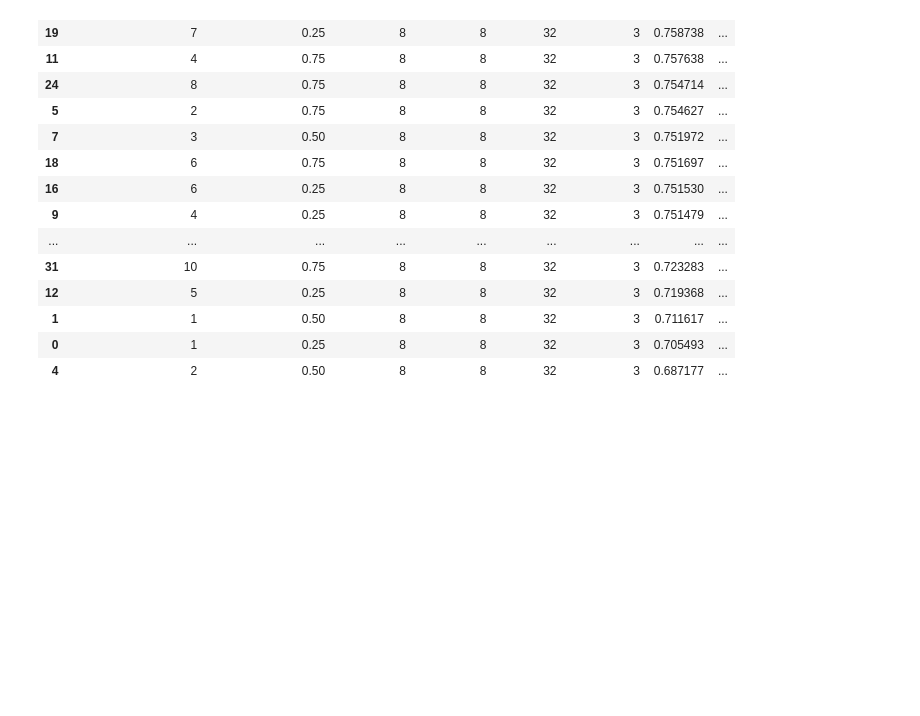
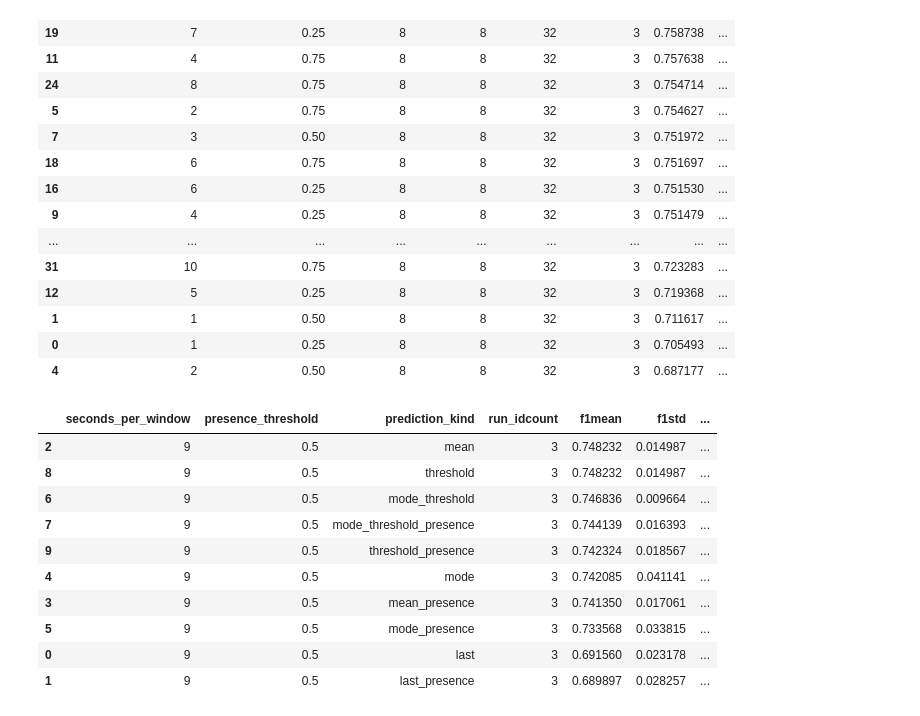
Before and after one commit to cosmaadrian/multimodal-depression-from-video, a Jupyter notebook: notebooks/evaluation.ipynb, the cells around one changed output. Saved outputs shown, nothing was run; the diff lists cells and outputs as text; code cells hidden in the pictures; blank space fills up the shorter version.

```diff
--- a/notebooks/evaluation.ipynb
+++ b/notebooks/evaluation.ipynb
@@ -267,3 +267,22 @@ grouped_mode.sort_values(by=['f1mean'], ascending=False)
 | 1 | 1 | 0.50 | 8 | 8 | 32 | 3 | 0.711617 | ... |
 | 0 | 1 | 0.25 | 8 | 8 | 32 | 3 | 0.705493 | ... |
 | 4 | 2 | 0.50 | 8 | 8 | 32 | 3 | 0.687177 | ... |
+# %%
+csv_preds_files = glob.glob('../results/temporal-dvlog-baseline-ablation-modalities-final/temporal-evaluator:dvlog-baseline-ablation-modalities-final:av-eyes-spw-9-pt-0.50-run-*:test.csv')
+csv_preds = pd.concat([pd.read_csv(file) for file in csv_preds_files])
+grouped_original = csv_preds.groupby(['seconds_per_window', 'presence_threshold', 'prediction_kind']).agg(
+    {'run_id': 'count', 'f1': ['mean', 'std'], 'f1_weighted': ['mean', 'std'], 'precision': ['mean', 'std'], 'recall': ['mean', 'std'], 'accuracy': ['mean', 'std']}).reset_index()
+grouped_original.columns = grouped_original.columns.map(''.join)
+grouped_original.sort_values(by=['f1mean'], ascending=False)
+# %% [output]
+|  | seconds_per_window | presence_threshold | prediction_kind | run_idcount | f1mean | f1std | ... |
+| 2 | 9 | 0.5 | mean | 3 | 0.748232 | 0.014987 | ... |
+| 8 | 9 | 0.5 | threshold | 3 | 0.748232 | 0.014987 | ... |
+| 6 | 9 | 0.5 | mode_threshold | 3 | 0.746836 | 0.009664 | ... |
+| 7 | 9 | 0.5 | mode_threshold_presence | 3 | 0.744139 | 0.016393 | ... |
+| 9 | 9 | 0.5 | threshold_presence | 3 | 0.742324 | 0.018567 | ... |
+| 4 | 9 | 0.5 | mode | 3 | 0.742085 | 0.041141 | ... |
+| 3 | 9 | 0.5 | mean_presence | 3 | 0.741350 | 0.017061 | ... |
+| 5 | 9 | 0.5 | mode_presence | 3 | 0.733568 | 0.033815 | ... |
+| 0 | 9 | 0.5 | last | 3 | 0.691560 | 0.023178 | ... |
+| 1 | 9 | 0.5 | last_presence | 3 | 0.689897 | 0.028257 | ... |
```
